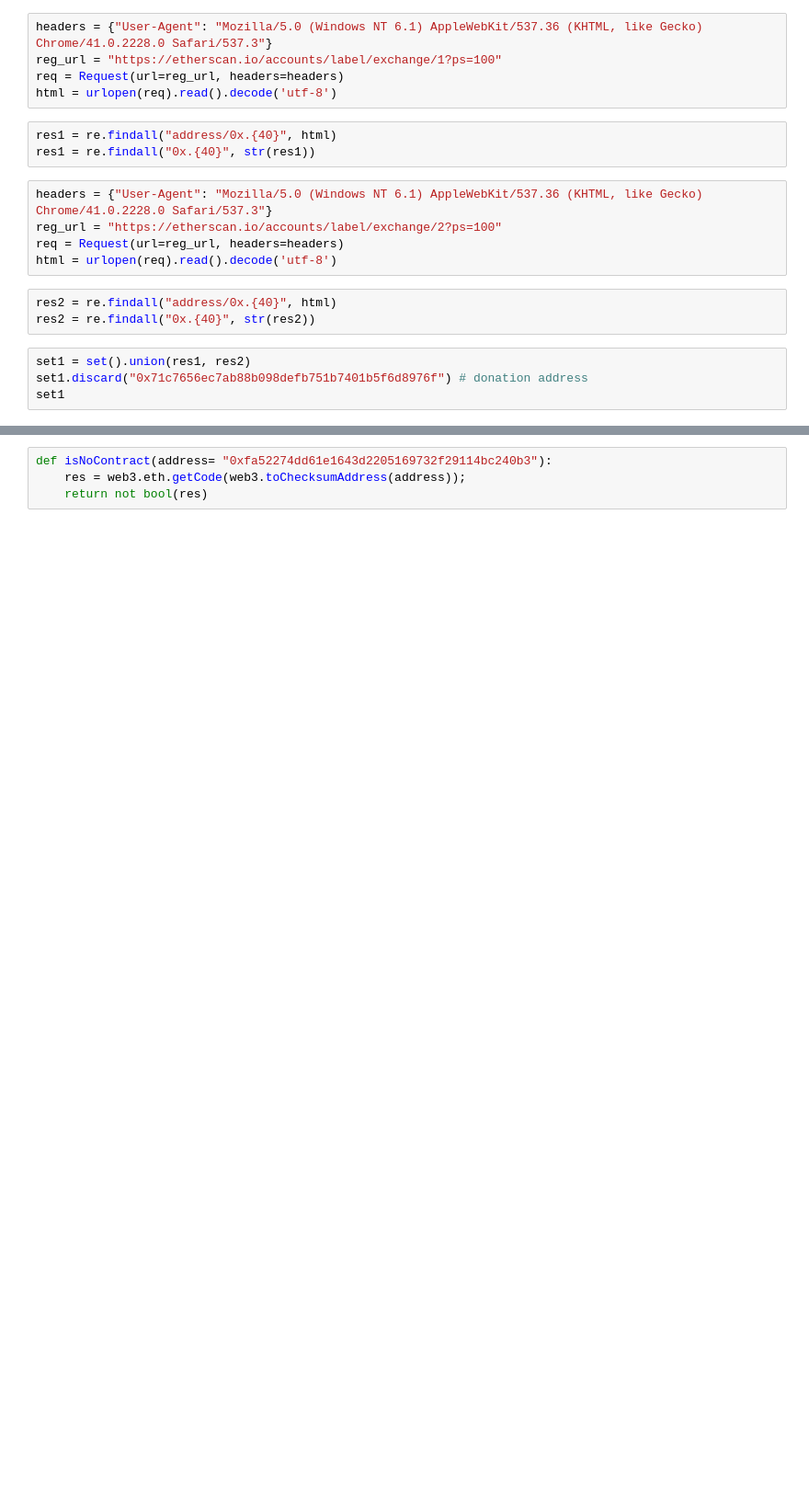
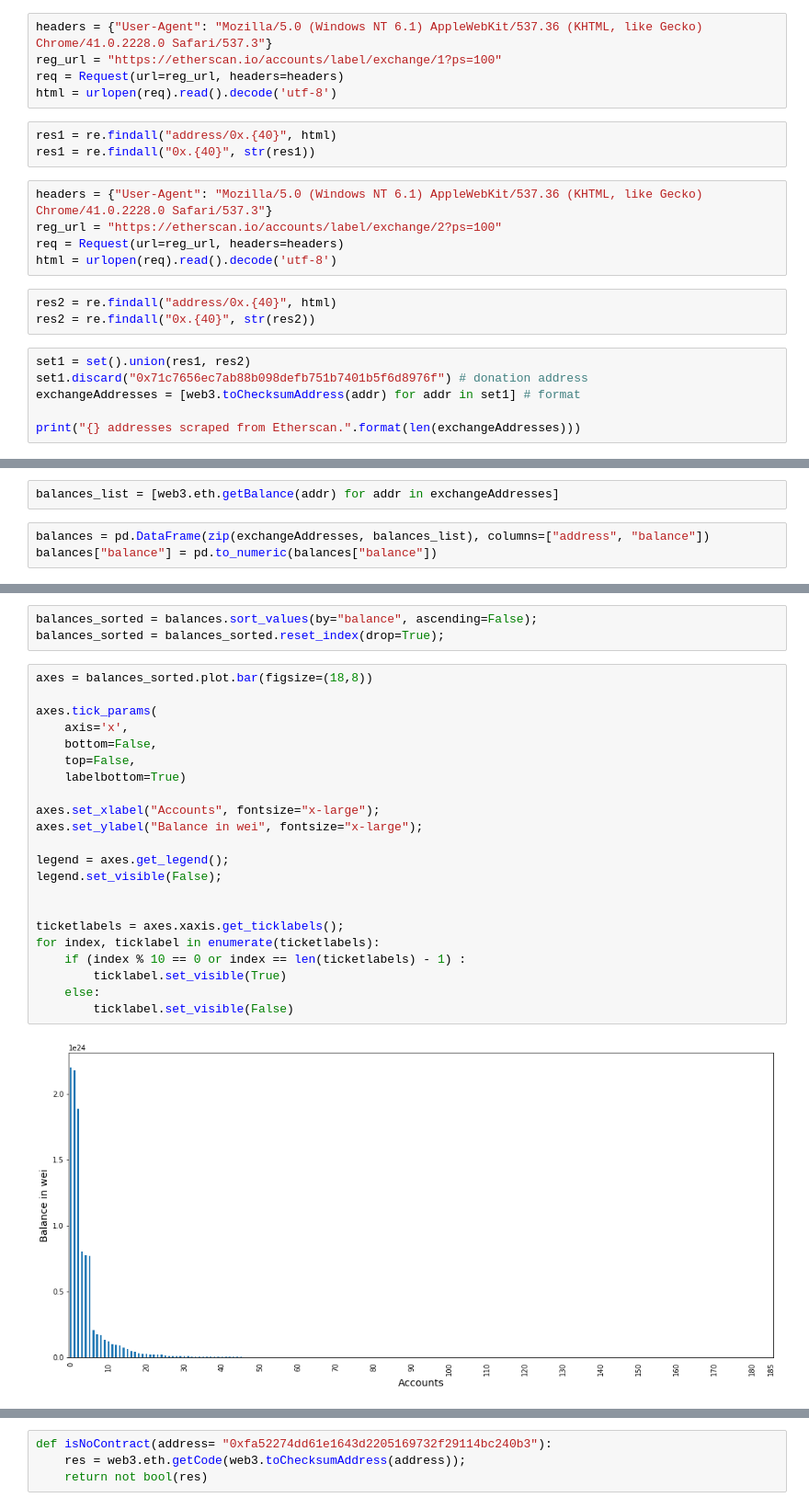
Before and after one commit to mgsgde/ethcluster, a Jupyter notebook: eventstudy.ipynb, the cells around one changed output, grey strips where cells are left out. Shown at 92% size. Drawn from its saved outputs; the diff is of its cells as text; blank space fills up the shorter version.

Commit message:
erste version vom kundeneinalgen graph

```diff
--- a/eventstudy.ipynb
+++ b/eventstudy.ipynb
@@ -26,5 +34,7 @@ res2 = re.findall("0x.{40}", str(res2))
 # %%
 set1 = set().union(res1, res2)
 set1.discard("0x71c7656ec7ab88b098defb751b7401b5f6d8976f") # donation address
-set1
+exchangeAddresses = [web3.toChecksumAddress(addr) for addr in set1] # format
+
+print("{} addresses scraped from Etherscan.".format(len(exchangeAddresses)))
 # %% [output]
@@ -65,0 +50,5 @@ from web3.auto.infura import w3 as web3
+# %%
+balances_list = [web3.eth.getBalance(addr) for addr in exchangeAddresses]
+# %%
+balances = pd.DataFrame(zip(exchangeAddresses, balances_list), columns=["address", "balance"])
+balances["balance"] = pd.to_numeric(balances["balance"])
@@ -65,0 +70,27 @@ from web3.auto.infura import w3 as web3
+# %%
+balances_sorted = balances.sort_values(by="balance", ascending=False);
+balances_sorted = balances_sorted.reset_index(drop=True);
+# %%
+axes = balances_sorted.plot.bar(figsize=(18,8))
+
+axes.tick_params(
+    axis='x',
+    bottom=False,
+    top=False,
+    labelbottom=True)
+
+axes.set_xlabel("Accounts", fontsize="x-large");
+axes.set_ylabel("Balance in wei", fontsize="x-large");
+
+legend = axes.get_legend();
+legend.set_visible(False);
+
+
+ticketlabels = axes.xaxis.get_ticklabels();
+for index, ticklabel in enumerate(ticketlabels):
+    if (index % 10 == 0 or index == len(ticketlabels) - 1) :
+        ticklabel.set_visible(True)
+    else:
+        ticklabel.set_visible(False)
+# %% [output]
+[figure, added]
```
Also changed, not shown: parts of 48 cells of this notebook.
